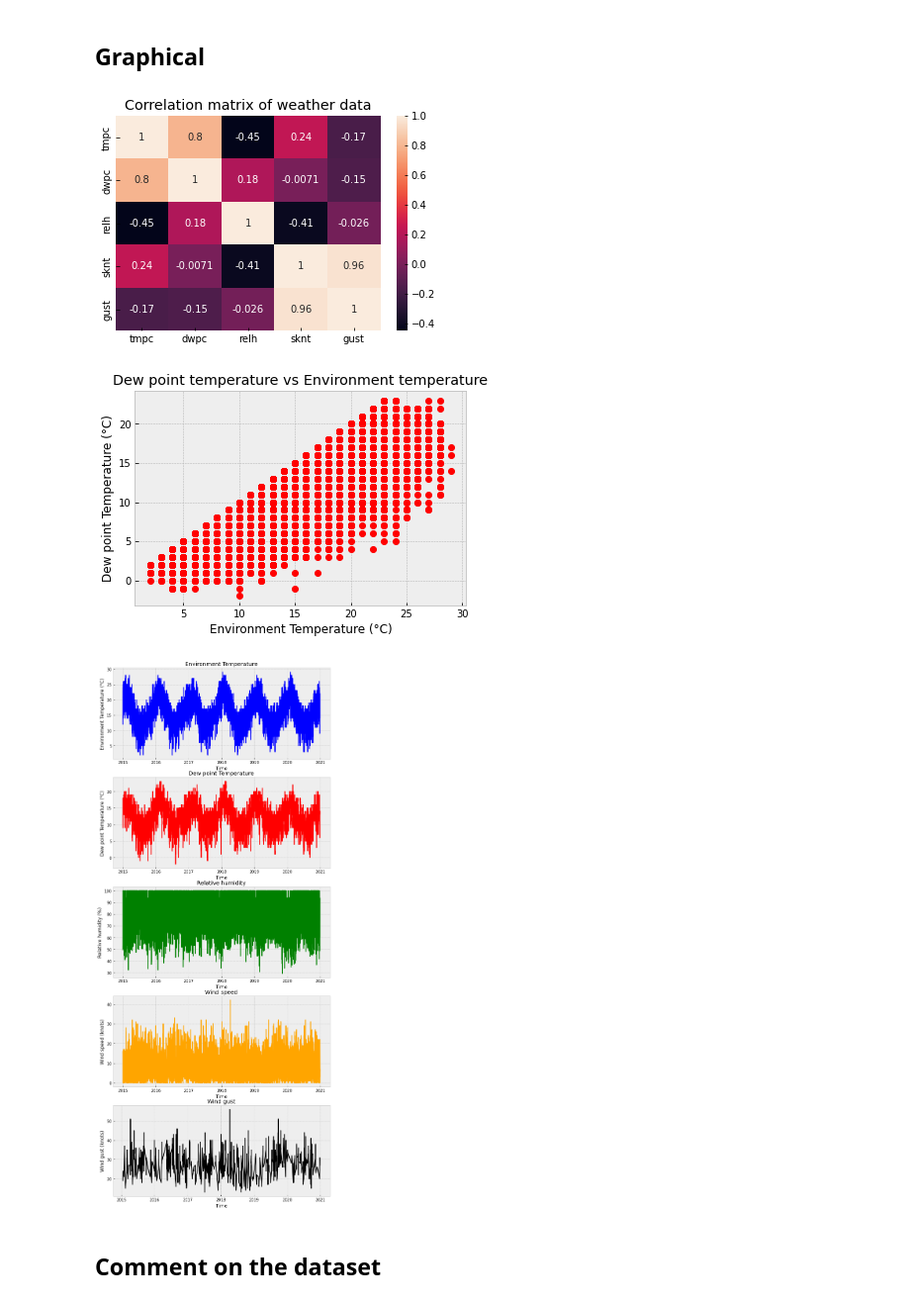
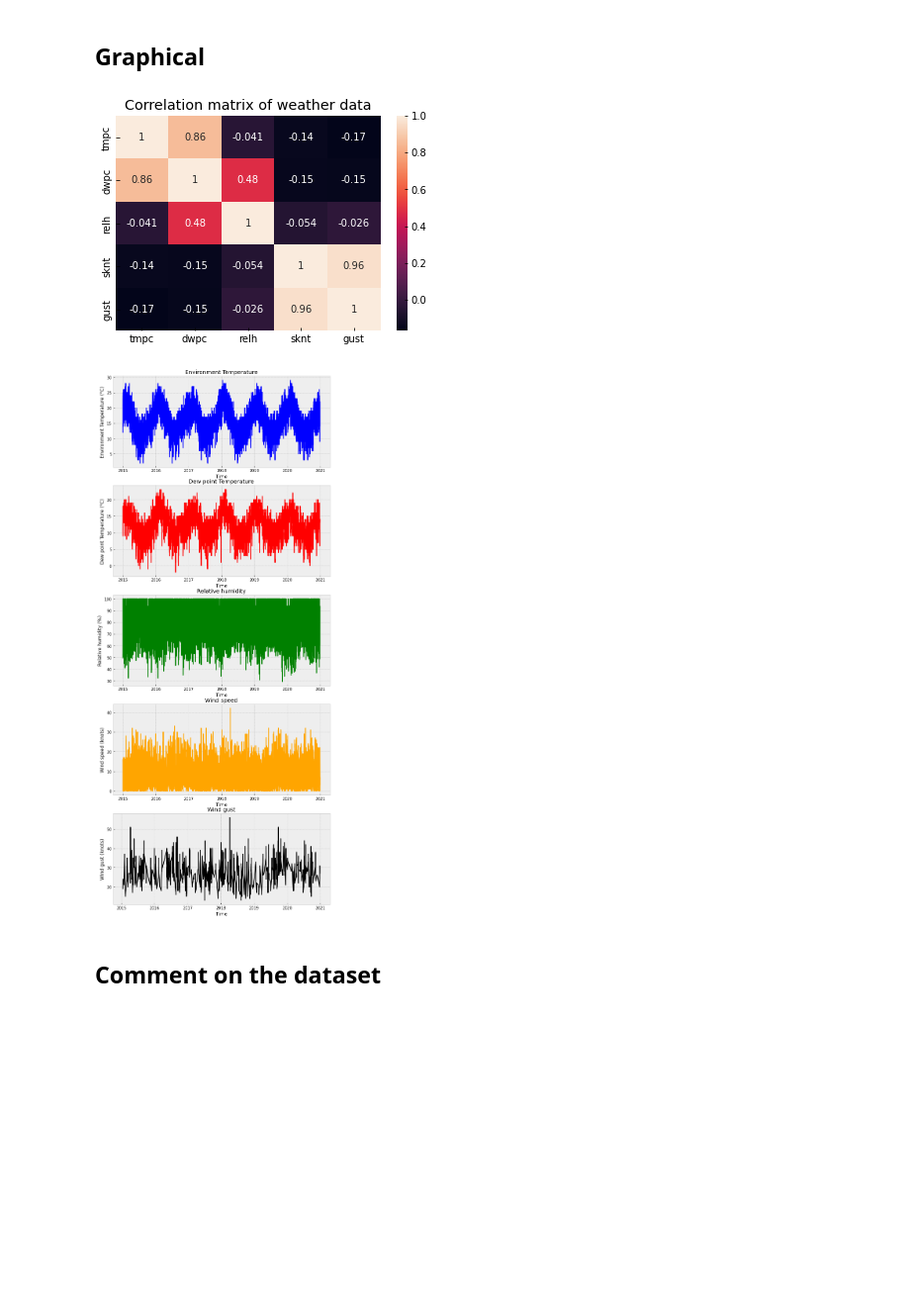
Before and after one commit to BraveNewWord/msa-phase-2, a Jupyter notebook: data-science-module/submission.ipynb, the cells around one changed output. Shown at 99% size. Saved outputs shown, nothing was run; the diff lists cells and outputs as text; code cells hidden in the pictures; blank space fills up the shorter version.

```diff
--- a/data-science-module/submission.ipynb
+++ b/data-science-module/submission.ipynb
@@ -46,18 +46,14 @@ dtype: float64
 # %% [markdown]
 ## Graphical
 # %%
-corrMatrix = dataset[['tmpc', 'dwpc', 'relh', 'sknt', 'gust']].corr()
+# correlation plot
+corrMatrix = dataset[['tmpc', 'dwpc', 'relh', 'sknt', 'gust']].dropna().corr()
 sns.heatmap(corrMatrix, annot=True)
 plt.title("Correlation matrix of weather data")
 plt.show()
 
-dataset['valid'] = pd.to_datetime(dataset['valid'], format = '%Y-%m-%d %H:%M:%S', errors = 'coerce')
-plt.plot(dataset['tmpc'], dataset['dwpc'], 'ro')
-plt.title("Dew point temperature vs Environment temperature")
-plt.xlabel('Environment Temperature (°C)')
-plt.ylabel('Dew point Temperature (°C)')
-plt.show()
-
+# plot all numerical data
+dataset['valid'] = pd.to_datetime(dataset['valid'], format = '%Y-%m-%d %H:%M:%S', errors = 'coerce') # convert valid dates to datetime objects
 plt.style.use("bmh")
 fig, (ax1, ax2, ax3, ax4, ax5) = plt.subplots(nrows=5, ncols=1, squeeze=True)
 
@@ -66,36 +62,35 @@ ax1.plot(tmpc_data["valid"], tmpc_data["tmpc"], color="blue")
 ax1.set_title("Environment Temperature")
 ax1.set_xlabel("Time")
 ax1.set_ylabel("Environment Temperature (°C)")
 
 dwpc_data = dataset[['valid','dwpc']].dropna()
 ax2.plot(dwpc_data["valid"], dwpc_data["dwpc"], color="red")
 ax2.set_title("Dew point Temperature")
 ax2.set_xlabel("Time")
 ax2.set_ylabel("Dew point Temperature (°C)")
 
 relh_data = dataset[['valid','relh']].dropna()
 ax3.plot(relh_data["valid"], relh_data["relh"], color="green")
 ax3.set_title("Relative humidity")
 ax3.set_xlabel("Time")
 ax3.set_ylabel("Relative humidity (%)")
 
 sknt_data = dataset[['valid','sknt']].dropna()
 ax4.plot(sknt_data["valid"], sknt_data["sknt"], color="orange")
 ax4.set_title("Wind speed")
 ax4.set_xlabel("Time")
 ax4.set_ylabel("Wind speed (knots)")
 
 gust_data = dataset[['valid','gust']].dropna()
 ax5.plot(gust_data["valid"], gust_data["gust"], color="black")
 ax5.set_title("Wind gust")
 ax5.set_xlabel("Time")
 ax5.set_ylabel("Wind gust (knots)")
 
 fig.set_size_inches(10,25)
 # %% [output]
-[figure, old version]
+[figure, new version]
-[figure, old version]
+[figure, new version]
-[figure, removed]
 # %% [markdown]
 ## Comment on the dataset
 # %% [markdown]
```
Also changed, not shown: parts of 3 cells of this notebook, 2 other files.
